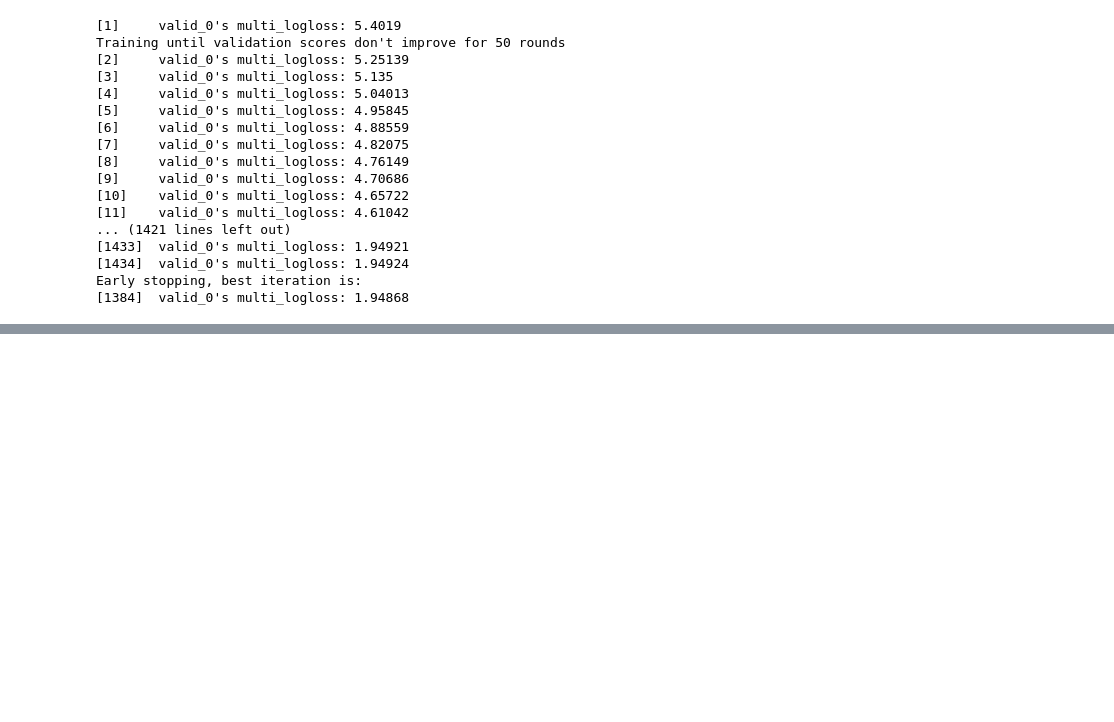
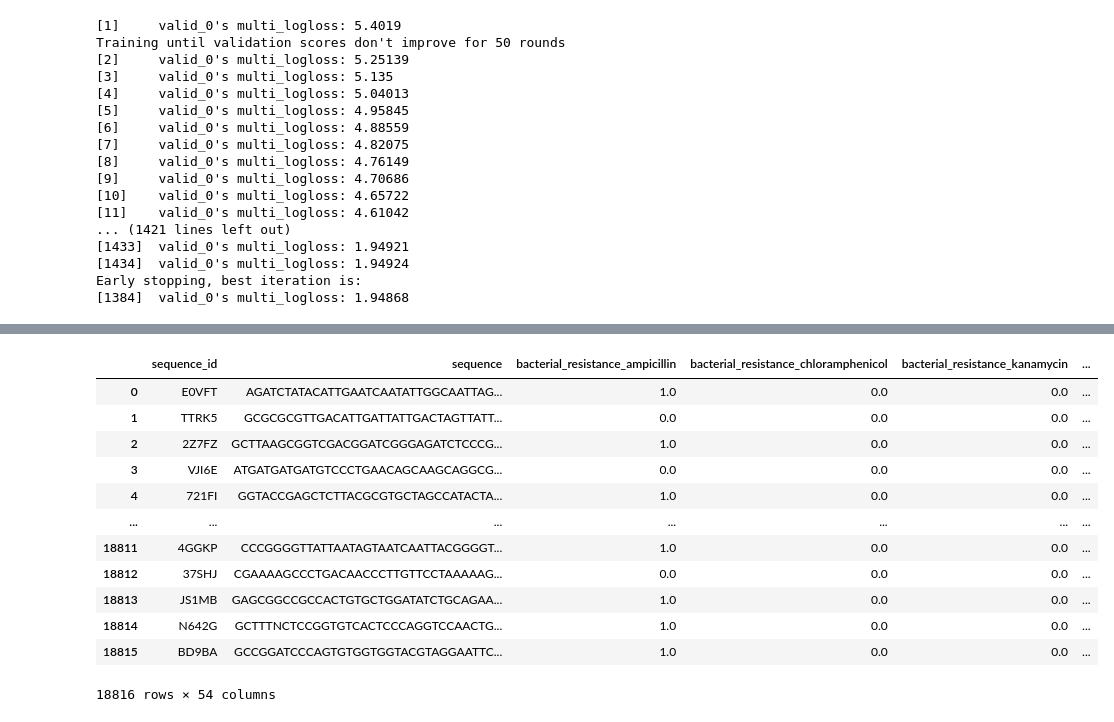
Before and after one commit to NicholasARossi/genetic_attribution_challenge, a Jupyter notebook: Nick_sandbox/Untitled.ipynb, the cells around one changed output, grey strips where cells are left out. Saved outputs shown, nothing was run; the diff lists cells and outputs as text; code cells hidden in the pictures; blank space fills up the shorter version.

```diff
--- a/Nick_sandbox/Untitled.ipynb
+++ b/Nick_sandbox/Untitled.ipynb
@@ -109,0 +106,16 @@ training_data.head(10)
+# %%
+processed_lgbm.test_values
+# %% [output]
+|  | sequence_id | sequence | bacterial_resistance_ampicillin | bacterial_resistance_chloramphenicol | bacterial_resistance_kanamycin | ... |
+| 0 | E0VFT | AGATCTATACATTGAATCAATATTGGCAATTAG... | 1.0 | 0.0 | 0.0 | ... |
+| 1 | TTRK5 | GCGCGCGTTGACATTGATTATTGACTAGTTATT... | 0.0 | 0.0 | 0.0 | ... |
+| 2 | 2Z7FZ | GCTTAAGCGGTCGACGGATCGGGAGATCTCCCG... | 1.0 | 0.0 | 0.0 | ... |
+| 3 | VJI6E | ATGATGATGATGTCCCTGAACAGCAAGCAGGCG... | 0.0 | 0.0 | 0.0 | ... |
+| 4 | 721FI | GGTACCGAGCTCTTACGCGTGCTAGCCATACTA... | 1.0 | 0.0 | 0.0 | ... |
+| ... | ... | ... | ... | ... | ... | ... |
+| 18811 | 4GGKP | CCCGGGGTTATTAATAGTAATCAATTACGGGGT... | 1.0 | 0.0 | 0.0 | ... |
+| 18812 | 37SHJ | CGAAAAGCCCTGACAACCCTTGTTCCTAAAAAG... | 0.0 | 0.0 | 0.0 | ... |
+| 18813 | JS1MB | GAGCGGCCGCCACTGTGCTGGATATCTGCAGAA... | 1.0 | 0.0 | 0.0 | ... |
+| 18814 | N642G | GCTTTNCTCCGGTGTCACTCCCAGGTCCAACTG... | 1.0 | 0.0 | 0.0 | ... |
+| 18815 | BD9BA | GCCGGATCCCAGTGTGGTGGTACGTAGGAATTC... | 1.0 | 0.0 | 0.0 | ... |
+18816 rows × 54 columns
```
Also changed, not shown: parts of 9 cells of this notebook, 2 other files.
